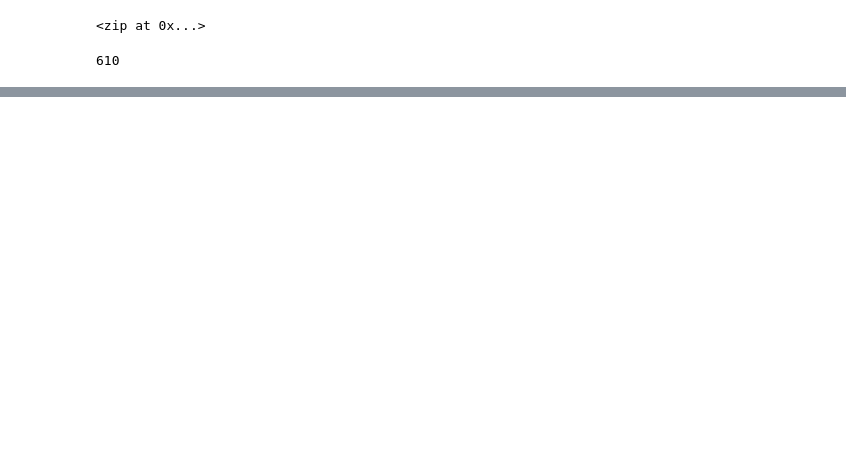
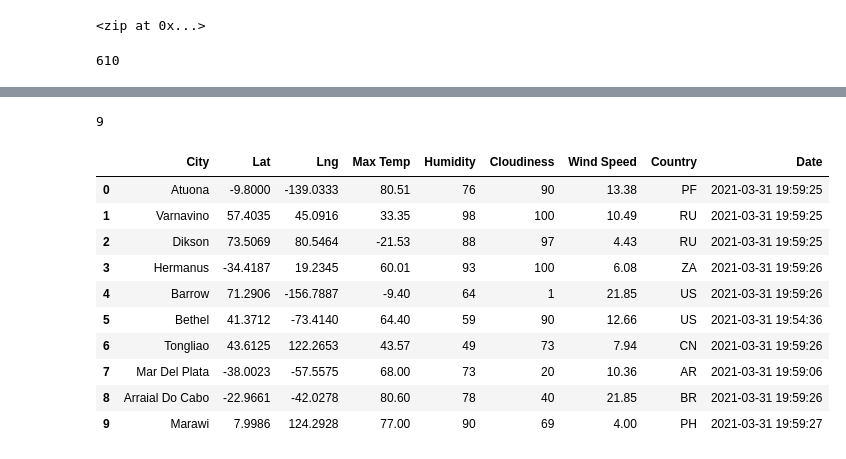
Before and after one commit to Saymanning/World_Weather_Analysis, a Jupyter notebook: WeatherPy.ipynb, the cells around one changed output, grey strips where cells are left out. Saved outputs shown, nothing was run; the diff lists cells and outputs as text; code cells hidden in the pictures; blank space fills up the shorter version.

Commit message:
WeatherPy

```diff
--- a/WeatherPy.ipynb
+++ b/WeatherPy.ipynb
@@ -32,0 +39,4 @@ len(cities)
+# %%
+# Starting URL for Weather Map API Call.
+url = "http://api.openweathermap.org/data/2.5/weather?units=Imperial&APPID=" + weather_api_key
+print(url)
@@ -32,0 +125,20 @@ len(cities)
+# %%
+len("city_data")
+# %% [output]
+9
+# %%
+# Convert the array of dictionaries to a Pandas DataFrame.
+city_data_df = pd.DataFrame(city_data)
+city_data_df.head(10)
+# %% [output]
+|  | City | Lat | Lng | Max Temp | Humidity | Cloudiness | Wind Speed | Country | Date |
+| 0 | Atuona | -9.8000 | -139.0333 | 80.51 | 76 | 90 | 13.38 | PF | 2021-03-31 19:59:25 |
+| 1 | Varnavino | 57.4035 | 45.0916 | 33.35 | 98 | 100 | 10.49 | RU | 2021-03-31 19:59:25 |
+| 2 | Dikson | 73.5069 | 80.5464 | -21.53 | 88 | 97 | 4.43 | RU | 2021-03-31 19:59:25 |
+| 3 | Hermanus | -34.4187 | 19.2345 | 60.01 | 93 | 100 | 6.08 | ZA | 2021-03-31 19:59:26 |
+| 4 | Barrow | 71.2906 | -156.7887 | -9.40 | 64 | 1 | 21.85 | US | 2021-03-31 19:59:26 |
+| 5 | Bethel | 41.3712 | -73.4140 | 64.40 | 59 | 90 | 12.66 | US | 2021-03-31 19:54:36 |
+| 6 | Tongliao | 43.6125 | 122.2653 | 43.57 | 49 | 73 | 7.94 | CN | 2021-03-31 19:59:26 |
+| 7 | Mar Del Plata | -38.0023 | -57.5575 | 68.00 | 73 | 20 | 10.36 | AR | 2021-03-31 19:59:06 |
+| 8 | Arraial Do Cabo | -22.9661 | -42.0278 | 80.60 | 78 | 40 | 21.85 | BR | 2021-03-31 19:59:26 |
+| 9 | Marawi | 7.9986 | 124.2928 | 77.00 | 90 | 69 | 4.00 | PH | 2021-03-31 19:59:27 |
```
Also changed, not shown: parts of 6 cells of this notebook, 4 other files.
